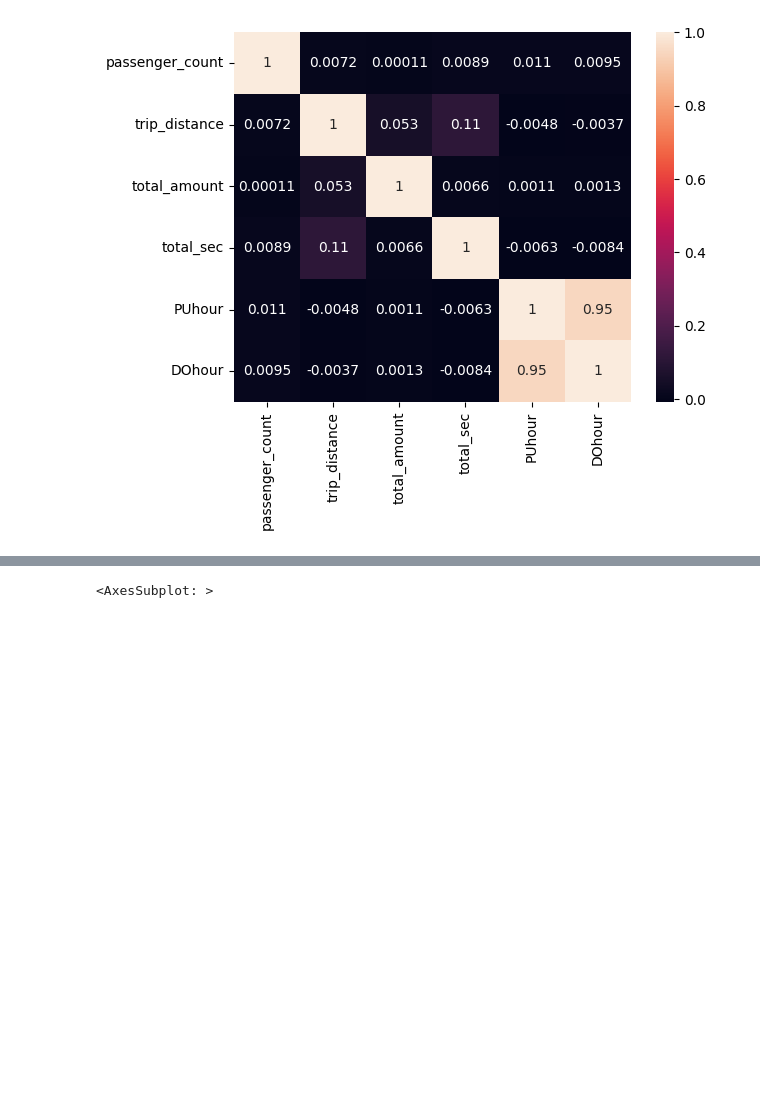
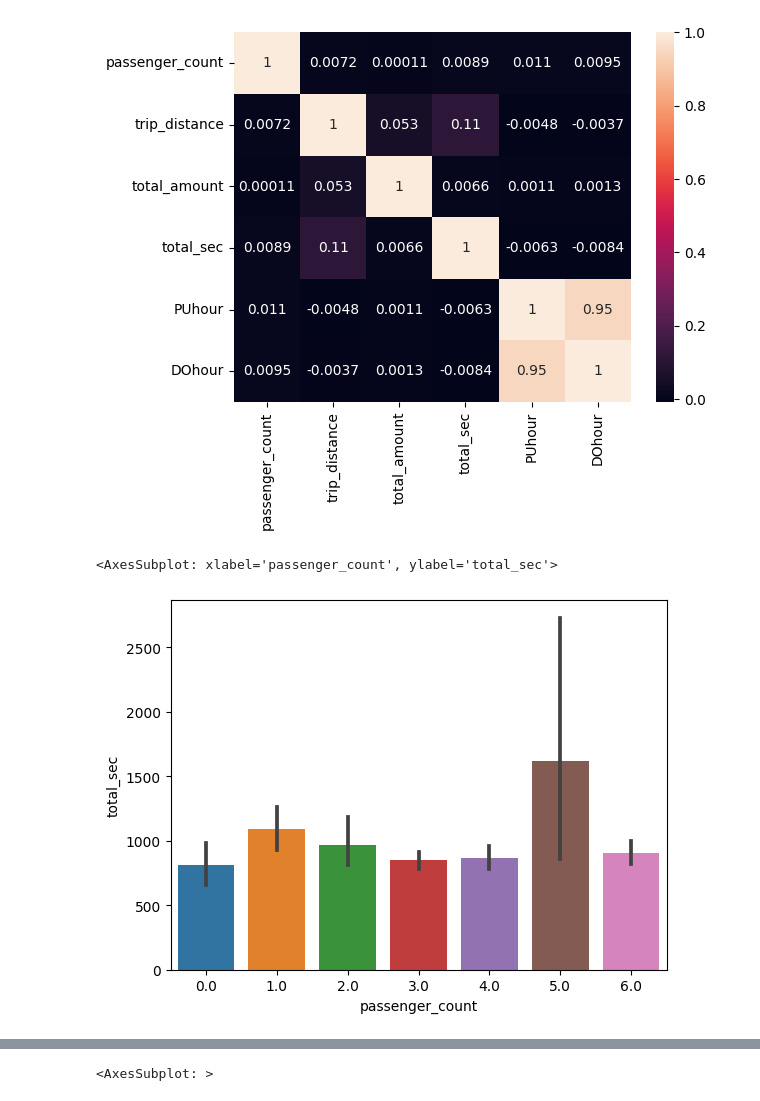
Before and after one commit to satyam-gaikwad/wheres-my-taxi, a Jupyter notebook: initial-development.ipynb, the cells around one changed output, grey strips where cells are left out. Saved outputs shown, nothing was run; the diff lists cells and outputs as text; code cells hidden in the pictures; blank space fills up the shorter version.

```diff
--- a/initial-development.ipynb
+++ b/initial-development.ipynb
@@ -373,3 +373,10 @@ sns.heatmap(df1.corr(),annot=True)
 # %% [output]
 <AxesSubplot: >
 [figure]
+# %%
+dfshort = df[:5000].copy()
+# %%
+sns.barplot(x='passenger_count',y='total_sec',data=dfshort)
+# %% [output]
+<AxesSubplot: xlabel='passenger_count', ylabel='total_sec'>
+[figure, added]
```
Also changed, not shown: parts of 10 cells of this notebook.
